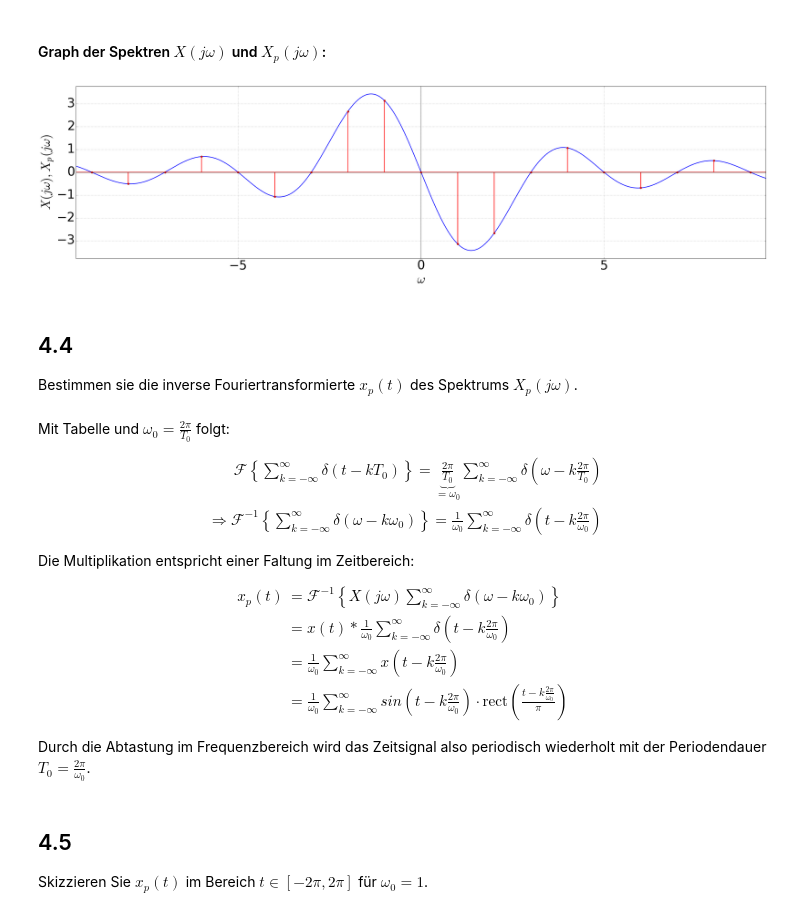
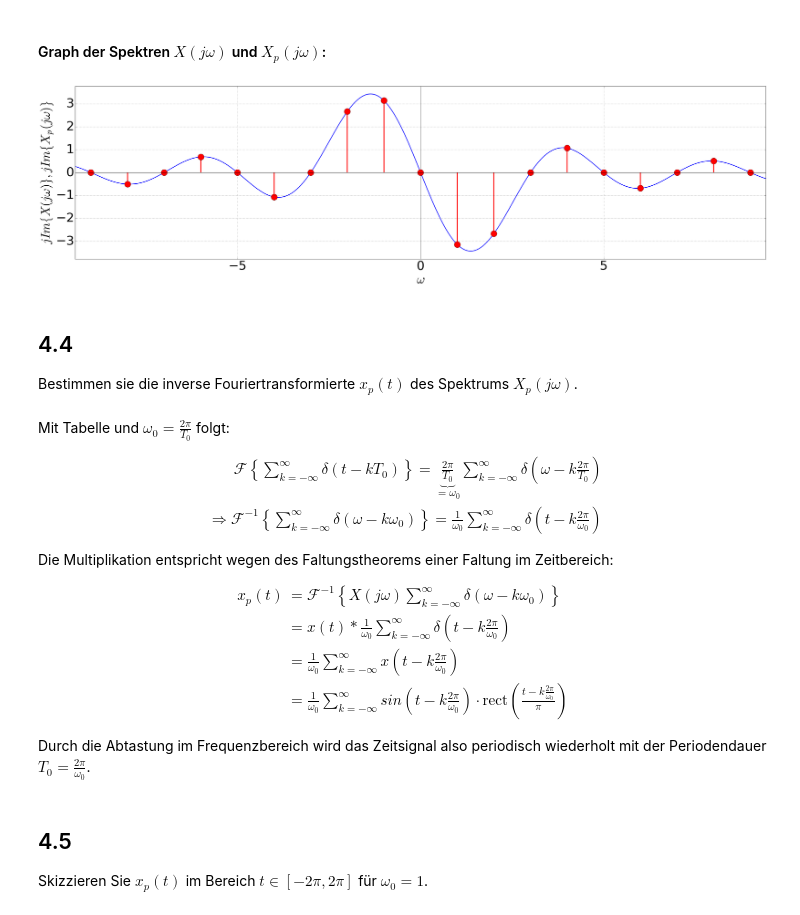
Before and after one commit to fgnt/nachrichtentechnik, a Jupyter notebook: notebooks/Uebungen/A4_Abtastung_im_Frequenzbereich.ipynb, the cells around one changed output. Saved outputs shown, nothing was run; the diff lists cells and outputs as text; code cells hidden in the pictures.

```diff
--- a/notebooks/Uebungen/A4_Abtastung_im_Frequenzbereich.ipynb
+++ b/notebooks/Uebungen/A4_Abtastung_im_Frequenzbereich.ipynb
@@ -92,28 +92,26 @@ Die Abtastung lässt sich als Multiplikation mit einem Dirac-Kamm im Frequenzber
 # %%
 N_w = 2*1200
 w = np.linspace(-12, 12, N_w)
 X = 1j*pi*(np.sinc((w + 1)/2) - np.sinc((w - 1)/2))
 
-def plotSpectra(omega_zero):
-    omega_max_idx = int(12/omega_zero)*omega_zero
-    omega_p = np.arange(-omega_max_idx, omega_max_idx, omega_zero)
+@interact(omega_0=FloatSlider(min=0.5, max=4, step=0.25, value=1))
+def plotSpectra(omega_0):
+    omega_max_idx = int(12/omega_0)*omega_0
+    omega_p = np.arange(-omega_max_idx, omega_max_idx, omega_0)
     X_p = 1j*pi*(np.sinc((omega_p + 1)/2) - np.sinc((omega_p - 1)/2))
-    plt.grid()
+
+    plt.axvline(lw=0.75, c='k')
+    plt.plot(w, np.imag(X), 'b-')
+    plt.plot(omega_p, np.imag(X_p), 'ro', ms=20)
+    plt.vlines(omega_p, 0, np.imag(X_p), 'r', lw=3)
+    plt.axhline(lw=0.75, c='k')
+    setLabels(r'$\omega$', r'$jIm\left\{X(j\omega)\right\}, jIm\left\{X_p(j\omega)\right\}$')
+
     plt.xlim((-3*pi, 3*pi))
-    plt.ylim(( 1.1*min(np.imag(X)), 1.1*max(np.imag(X)) ))
-    plt.axvline(linewidth=0.75, color='k')
-    plt.plot(w, np.imag(X), 'b-')
-    mline, sline, baseline = plt.stem(omega_p, np.imag(X_p), color='r')
-    plt.setp(mline, 'markerfacecolor', 'r')
-    plt.setp(sline, color='r')
-    plt.axhline(linewidth=0.75, color='k')
-    setLabels(r'$\omega$', r'$X(j\omega),X_p(j\omega)$')
-
-wdg = widget.interactive(plotSpectra, omega_zero =
-    widget.FloatSlider(min=0.5, max=4, step=0.25, value=1))
-display(wdg)
+    plt.ylim((1.1*min(np.imag(X)), 1.1*max(np.imag(X))))
+    plt.grid(True)
 # %% [output]
-[figure, old version]
+[figure, new version]
 # %% [markdown]
 ## 4.4
 Bestimmen sie die inverse Fouriertransformierte $x_p(t)$ des Spektrums $X_p(j\omega)$.
@@ -125,7 +123,7 @@ Mit Tabelle und $\omega_0 = \frac{2\pi}{T_0}$ folgt:
     \Rightarrow \mathcal{F}^{-1} \left\{ \sum_{k=-\infty}^{\infty} \delta\left(\omega - k\omega_0 \right) \right\} = \frac{1}{\omega_0} \sum_{k=-\infty}^{\infty} \delta\left(t - k\frac{2\pi}{\omega_0}\right)
 \end{align}
 
-Die Multiplikation entspricht einer Faltung im Zeitbereich:
+Die Multiplikation entspricht wegen des Faltungstheorems einer Faltung im Zeitbereich:
 
 \begin{align}
 x_p(t) &= \mathcal{F}^{-1}\left\{X(j\omega) \sum_{k=-\infty}^{\infty} \delta\left(\omega - k\omega_0 \right) \right\} \\
```
Also changed, not shown: parts of 5 cells of this notebook.
